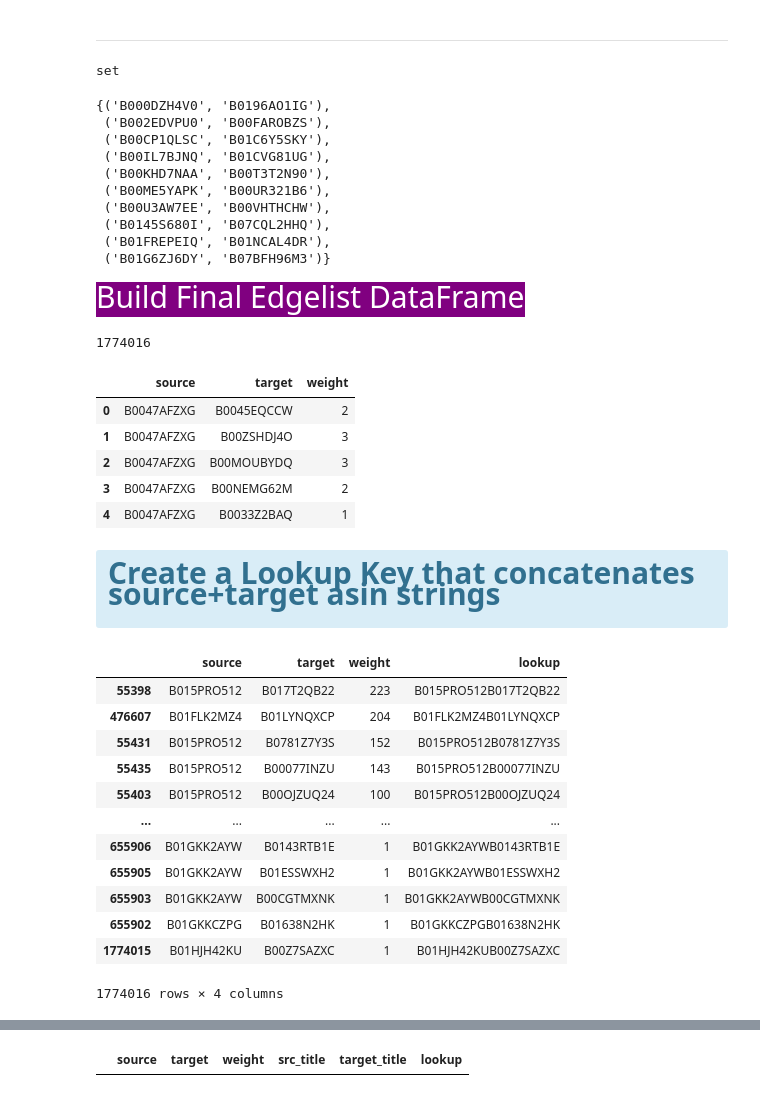
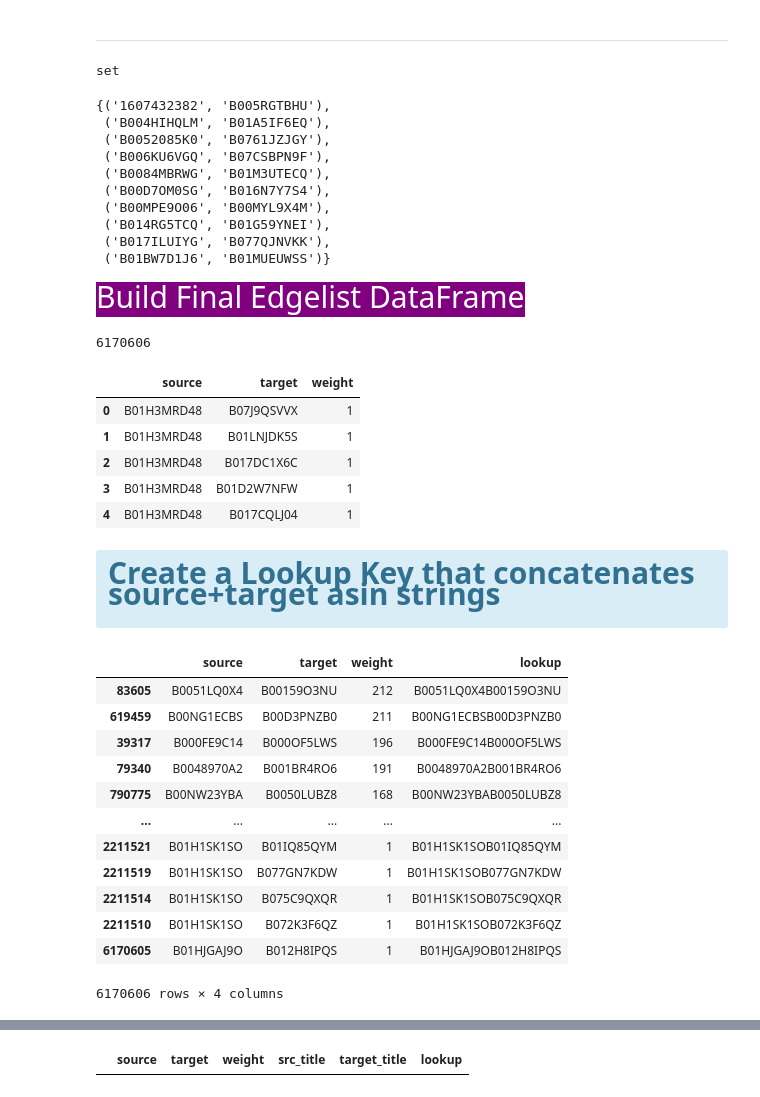
Before and after one commit to 0n0n0m0uz/Amazon_Market_Research_Network_Graph, a Jupyter notebook: Amazon_Data_Exploration.ipynb, the cells around one changed output, grey strips where cells are left out. Drawn from its saved outputs; the diff is of its cells as text; code cells hidden in the pictures.

```diff
--- a/Amazon_Data_Exploration.ipynb
+++ b/Amazon_Data_Exploration.ipynb
@@ -111,0 +119,11 @@ import os
+# %%
+path='/home/derek/'
+theFiles = [s for s in os.listdir('/home/derek') if (s.endswith('.csv') | s.endswith('.gz'))]  #list(os.listdir('/'))
+
+theDict = dict()
+for something in theFiles: #Calculate size for all files here.
+    theStats = os.stat(path+something)
+    theDict[something] = theStats
+
+for item in theDict:
+    print("The File: {:30s}                  The Size: {:d} Bytes".format(item,theDict[item].st_size))
@@ -112,7 +145,7 @@ import os
 # %% [markdown]
 # Nodes List w Image Link
 # %%
-    path= '/home/derek/meta_Electronics.json.gz'
+    path='/home/derek/meta_Sports_and_Outdoors.json.gz'
     def parse(path):
         g = gzip.open(path, 'rb')
         for l in g:
@@ -215,0 +249,2 @@ ratingspct.to_frame().style.format('{:,.1%}')
+# %%
+pd.set_option('display.max_rows', 5)
@@ -311,7 +355,7 @@ dtype: int64
 # %% [markdown]
  <span style='background:red;font-size:40px;'> Load Category Product-Level Meta Data and create DF </span>
 # %%
-path = '/home/derek/meta_Electronics.json.gz'
+path = '/home/derek/meta_Sports_and_Outdoors.json.gz'
 metadata = []
 with gzip.open(path) as f:
     for l in f:
@@ -860,32 +904,32 @@ type(edgeset)
 set(itertools.islice(edgeset, 10))
 # %% [output]
 set
-{('B000DZH4V0', 'B0196AO1IG'),
- ('B002EDVPU0', 'B00FAROBZS'),
- ('B00CP1QLSC', 'B01C6Y5SKY'),
- ('B00IL7BJNQ', 'B01CVG81UG'),
- ('B00KHD7NAA', 'B00T3T2N90'),
- ('B00ME5YAPK', 'B00UR321B6'),
- ('B00U3AW7EE', 'B00VHTHCHW'),
- ('B0145S680I', 'B07CQL2HHQ'),
- ('B01FREPEIQ', 'B01NCAL4DR'),
- ('B01G6ZJ6DY', 'B07BFH96M3')}
+{('1607432382', 'B005RGTBHU'),
+ ('B004HIHQLM', 'B01A5IF6EQ'),
+ ('B0052085K0', 'B0761JZJGY'),
+ ('B006KU6VGQ', 'B07CSBPN9F'),
+ ('B0084MBRWG', 'B01M3UTECQ'),
+ ('B00D7OM0SG', 'B016N7Y7S4'),
+ ('B00MPE9O06', 'B00MYL9X4M'),
+ ('B014RG5TCQ', 'B01G59YNEI'),
+ ('B017ILUIYG', 'B077QJNVKK'),
+ ('B01BW7D1J6', 'B01MUEUWSS')}
 # %% [markdown]
 <span style='background:purple;font-size:30px;color:white'>Build Final Edgelist DataFrame</span>
 # %%
-#dfedges
+dfedges = dict2edges
 len(dfedges)
 dfedges.head()
 
 #df_ratings = df_ratings.merge(dfnodes,how="left", left_on=['item'], right_on=['asin'])
 # %% [output]
-1774016
+6170606
 |  | source | target | weight |
-| 0 | B0047AFZXG | B0045EQCCW | 2 |
-| 1 | B0047AFZXG | B00ZSHDJ4O | 3 |
-| 2 | B0047AFZXG | B00MOUBYDQ | 3 |
-| 3 | B0047AFZXG | B00NEMG62M | 2 |
-| 4 | B0047AFZXG | B0033Z2BAQ | 1 |
+| 0 | B01H3MRD48 | B07J9QSVVX | 1 |
+| 1 | B01H3MRD48 | B01LNJDK5S | 1 |
+| 2 | B01H3MRD48 | B017DC1X6C | 1 |
+| 3 | B01H3MRD48 | B01D2W7NFW | 1 |
+| 4 | B01H3MRD48 | B017CQLJ04 | 1 |
 # %% [markdown]
 <div class="alert alert-block alert-info">
     <b><p style="font-size:30px">Create a Lookup Key that concatenates source+target asin strings</b></p>
@@ -895,16 +939,16 @@ dfedges['lookup'] =  dfedges['source'] + dfedges['target']
 dfedges.sort_values(by='weight', ascending=False)
 # %% [output]
 |  | source | target | weight | lookup |
-| 55398 | B015PRO512 | B017T2QB22 | 223 | B015PRO512B017T2QB22 |
-| 476607 | B01FLK2MZ4 | B01LYNQXCP | 204 | B01FLK2MZ4B01LYNQXCP |
-| 55431 | B015PRO512 | B0781Z7Y3S | 152 | B015PRO512B0781Z7Y3S |
-| 55435 | B015PRO512 | B00077INZU | 143 | B015PRO512B00077INZU |
-| 55403 | B015PRO512 | B00OJZUQ24 | 100 | B015PRO512B00OJZUQ24 |
+| 83605 | B0051LQ0X4 | B00159O3NU | 212 | B0051LQ0X4B00159O3NU |
+| 619459 | B00NG1ECBS | B00D3PNZB0 | 211 | B00NG1ECBSB00D3PNZB0 |
+| 39317 | B000FE9C14 | B000OF5LWS | 196 | B000FE9C14B000OF5LWS |
+| 79340 | B0048970A2 | B001BR4RO6 | 191 | B0048970A2B001BR4RO6 |
+| 790775 | B00NW23YBA | B0050LUBZ8 | 168 | B00NW23YBAB0050LUBZ8 |
 | ... | ... | ... | ... | ... |
-| 655906 | B01GKK2AYW | B0143RTB1E | 1 | B01GKK2AYWB0143RTB1E |
-| 655905 | B01GKK2AYW | B01ESSWXH2 | 1 | B01GKK2AYWB01ESSWXH2 |
-| 655903 | B01GKK2AYW | B00CGTMXNK | 1 | B01GKK2AYWB00CGTMXNK |
-| 655902 | B01GKKCZPG | B01638N2HK | 1 | B01GKKCZPGB01638N2HK |
-| 1774015 | B01HJH42KU | B00Z7SAZXC | 1 | B01HJH42KUB00Z7SAZXC |
+| 2211521 | B01H1SK1SO | B01IQ85QYM | 1 | B01H1SK1SOB01IQ85QYM |
+| 2211519 | B01H1SK1SO | B077GN7KDW | 1 | B01H1SK1SOB077GN7KDW |
+| 2211514 | B01H1SK1SO | B075C9QXQR | 1 | B01H1SK1SOB075C9QXQR |
+| 2211510 | B01H1SK1SO | B072K3F6QZ | 1 | B01H1SK1SOB072K3F6QZ |
+| 6170605 | B01HJGAJ9O | B012H8IPQS | 1 | B01HJGAJ9OB012H8IPQS |
-1774016 rows × 4 columns
+6170606 rows × 4 columns
 # %%
```
Also changed, not shown: parts of 51 cells of this notebook.
